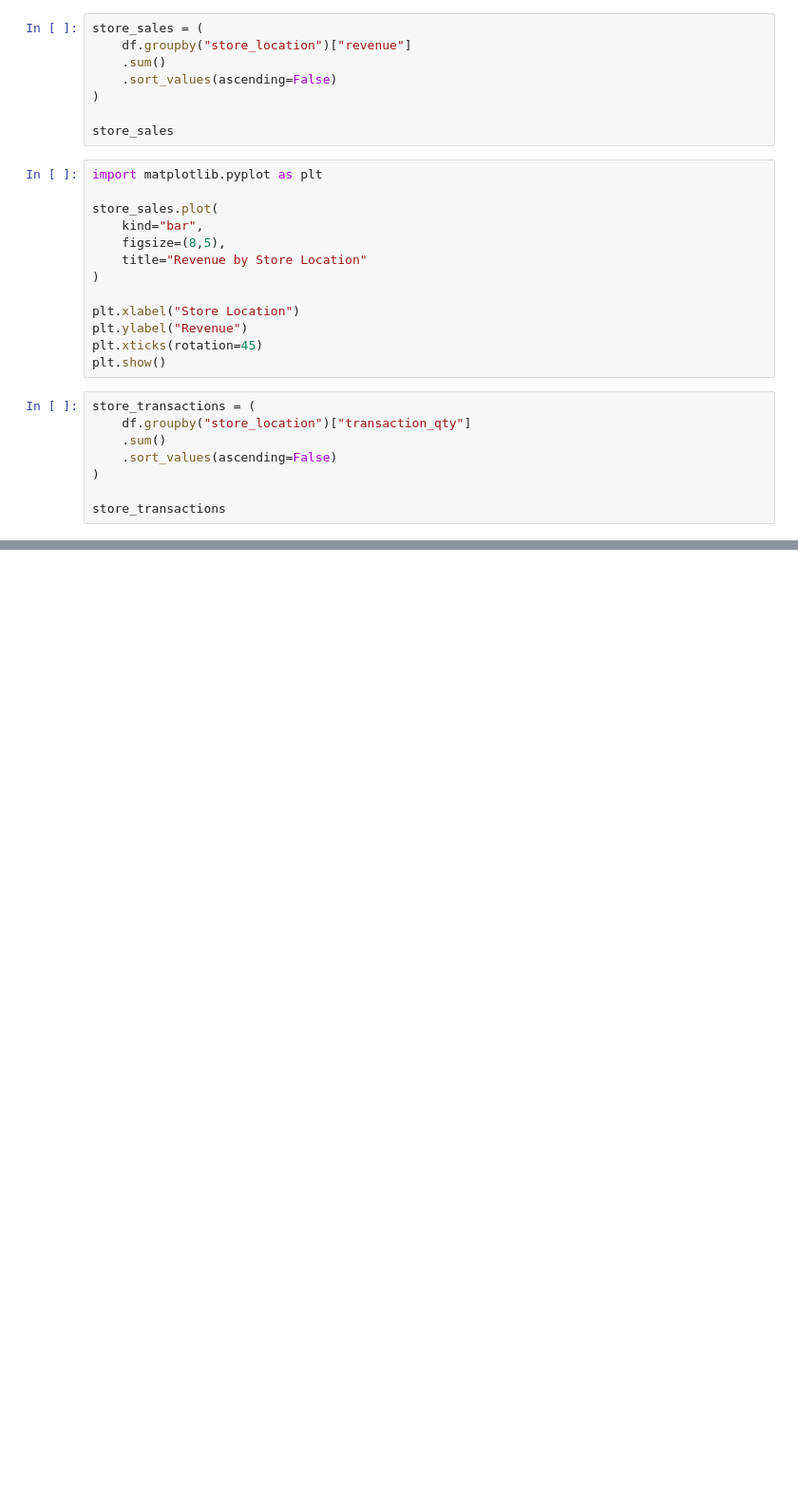
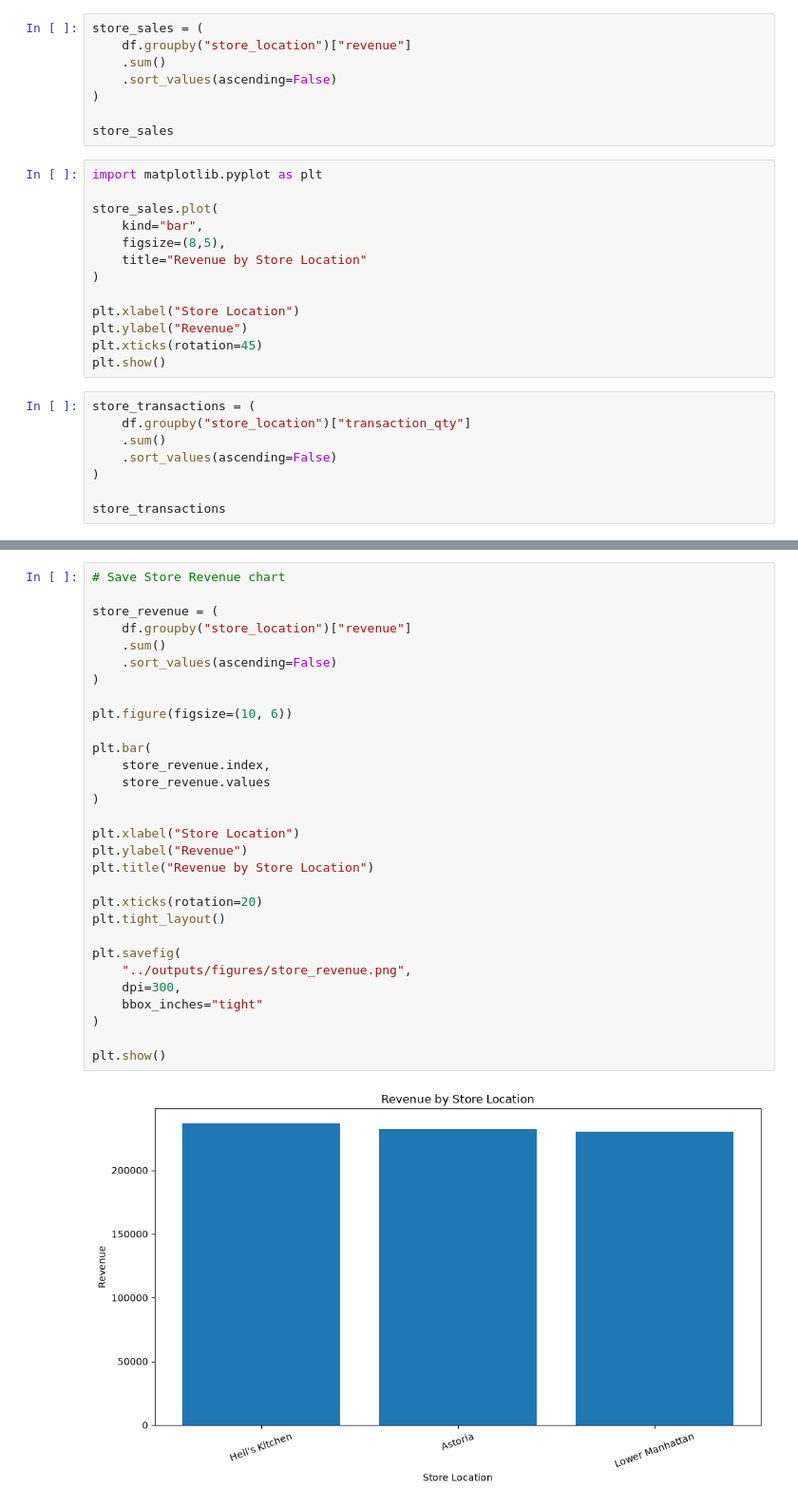
Before and after one commit to SurajWankhade831/afficionado-coffee-analysis, a Jupyter notebook: notebooks/sales_analysis.ipynb, the cells around one changed output, grey strips where cells are left out. Shown at 95% size. Cells and saved outputs as stored; diff of their text form; blank space fills up the shorter version.

```diff
--- a/notebooks/sales_analysis.ipynb
+++ b/notebooks/sales_analysis.ipynb
@@ -401,0 +457,32 @@ avg_transaction_value
+# %%
+# Save Store Revenue chart
+
+store_revenue = (
+    df.groupby("store_location")["revenue"]
+    .sum()
+    .sort_values(ascending=False)
+)
+
+plt.figure(figsize=(10, 6))
+
+plt.bar(
+    store_revenue.index,
+    store_revenue.values
+)
+
+plt.xlabel("Store Location")
+plt.ylabel("Revenue")
+plt.title("Revenue by Store Location")
+
+plt.xticks(rotation=20)
+plt.tight_layout()
+
+plt.savefig(
+    "../outputs/figures/store_revenue.png",
+    dpi=300,
+    bbox_inches="tight"
+)
+
+plt.show()
+# %% [output]
+[figure, added]
```
Also changed, not shown: parts of 10 cells of this notebook, 14 other files.
